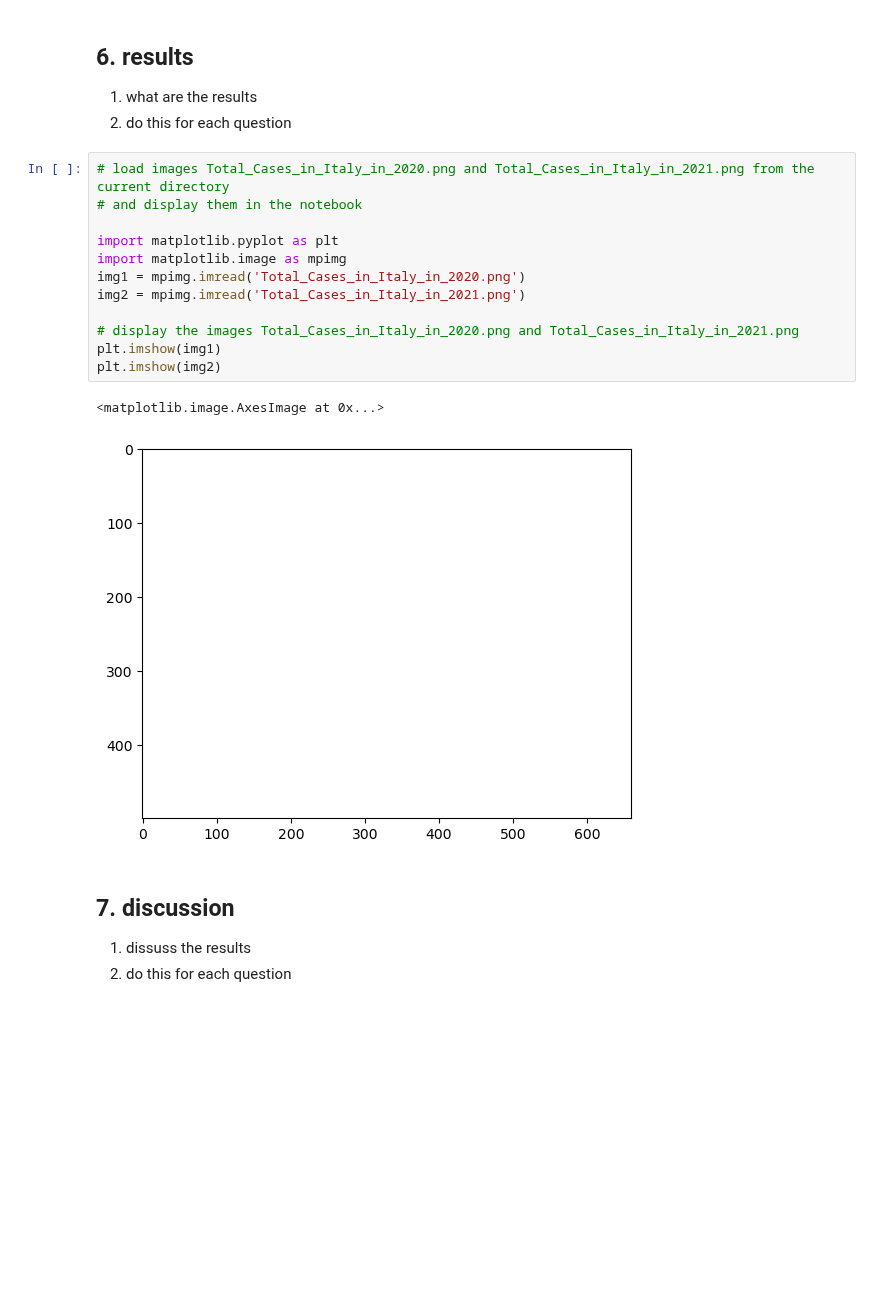
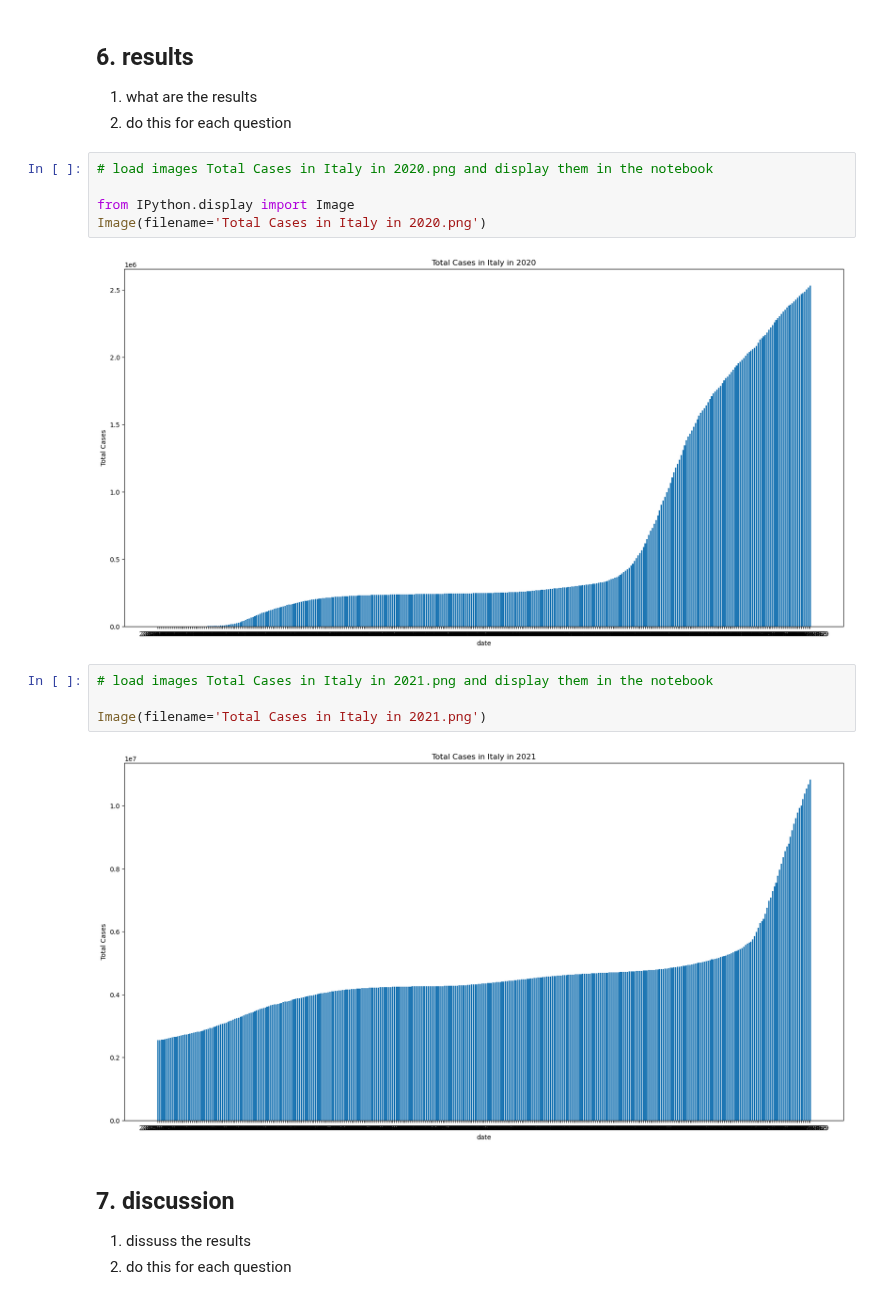
Before and after one commit to daanvanderk/TIL6010-LabAssignments, a Jupyter notebook: Project/Paper.ipynb, the cells around one changed output. Cells and saved outputs as stored; diff of their text form; blank space fills up the shorter version.

Commit message:
# load images Total Cases in Italy in 2021.png

```diff
--- a/Project/Paper.ipynb
+++ b/Project/Paper.ipynb
@@ -99,21 +99,19 @@ These questions will be answered by using data analysis and data visualization.
 
 1. what are the results
 2. do this for each question
-# %%
-# load images Total_Cases_in_Italy_in_2020.png and Total_Cases_in_Italy_in_2021.png from the current directory
-# and display them in the notebook
-
-import matplotlib.pyplot as plt
-import matplotlib.image as mpimg
-img1 = mpimg.imread('Total_Cases_in_Italy_in_2020.png')
-img2 = mpimg.imread('Total_Cases_in_Italy_in_2021.png')
-
-# display the images Total_Cases_in_Italy_in_2020.png and Total_Cases_in_Italy_in_2021.png
-plt.imshow(img1)
-plt.imshow(img2)
-# %% [output]
-<matplotlib.image.AxesImage at 0x...>
-[figure, removed]
+# %%
+# load images Total Cases in Italy in 2020.png and display them in the notebook
+
+from IPython.display import Image
+Image(filename='Total Cases in Italy in 2020.png')
+# %% [output]
+[figure, added]
+# %%
+# load images Total Cases in Italy in 2021.png and display them in the notebook
+
+Image(filename='Total Cases in Italy in 2021.png')
+# %% [output]
+[figure, added]
 # %% [markdown]
 ## 7. discussion
 
```
Also changed, not shown: 3 other files.
